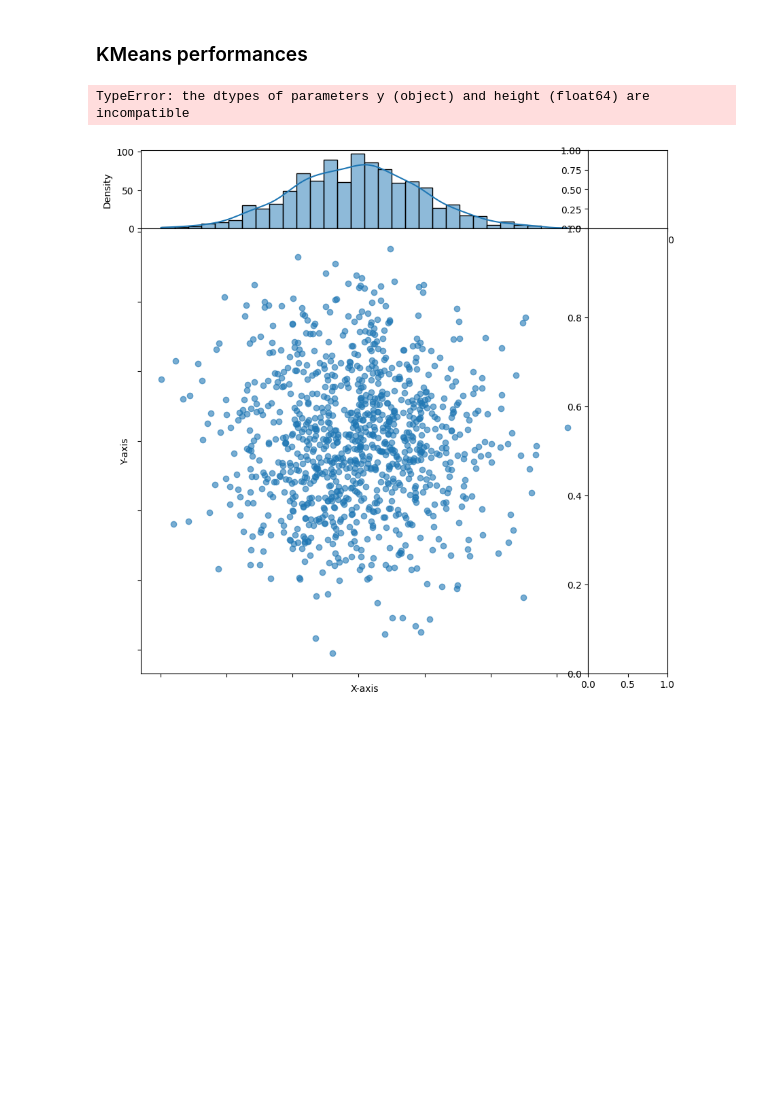
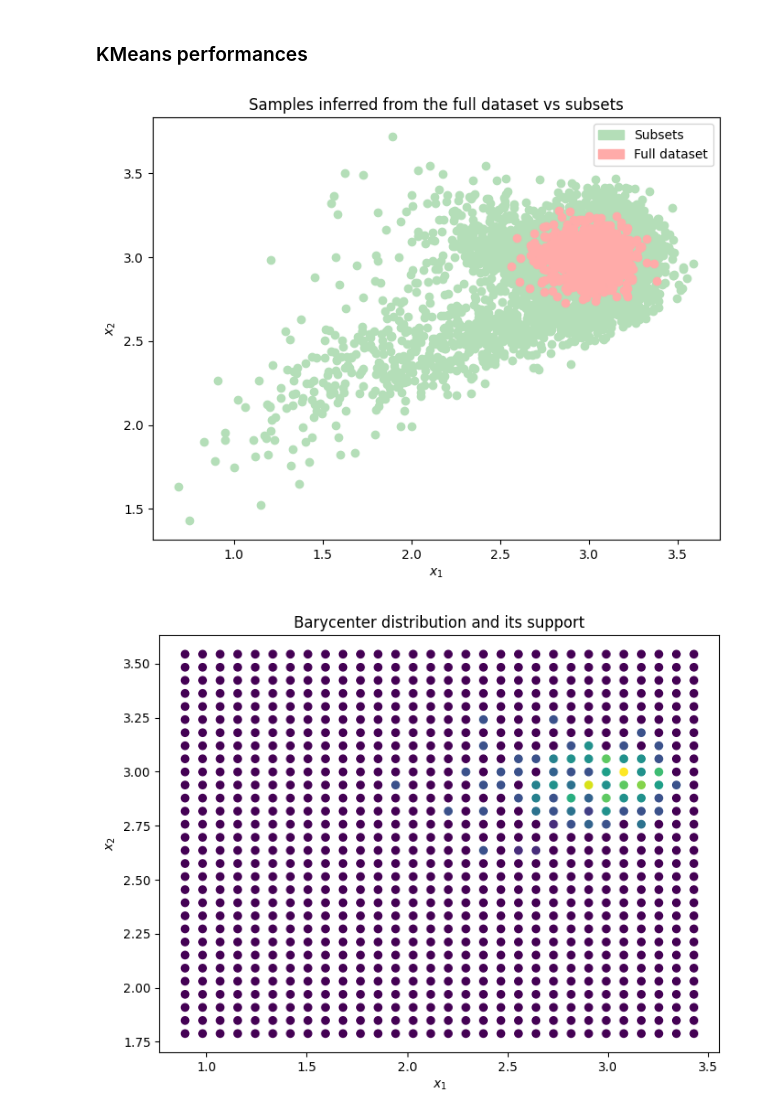
Before and after one commit to VictorBaillet/WASP-experiments, a Jupyter notebook: results.ipynb, the cells around one changed output. Saved outputs shown, nothing was run; the diff lists cells and outputs as text; code cells hidden in the pictures; blank space fills up the shorter version.

```diff
--- a/results.ipynb
+++ b/results.ipynb
@@ -125,43 +37,7 @@ plt.tight_layout()
 # %% [markdown]
 ### KMeans performances
-# %%
-import numpy as np
-import matplotlib.pyplot as plt
-import seaborn as sns
-
-# Example data: Generate some random points in R^2
-np.random.seed(0) # For reproducibility
-points = np.random.randn(1000, 2) # 1000 points in R^2
-
-x = points[:, 0] # X-coordinates
-y = points[:, 1] # Y-coordinates
-
-# Create a figure with subplots
-fig, ax = plt.subplots(2, 2, figsize=(10, 10),
-                       gridspec_kw={"height_ratios": (.15, .85),
-                                    "width_ratios": (.85, .15),
-                                    "hspace": 0, "wspace": 0})
-
-# Main scatter plot
-ax_main = ax[1][0]
-ax_main.scatter(x, y, alpha=0.6)
-ax_main.set(xticklabels=[], yticklabels=[], xlabel='X-axis', ylabel='Y-axis')
-
-# Top histogram (X-axis projection)
-ax_histx = ax[0][0]
-sns.histplot(x, bins=30, kde=True, ax=ax_histx)
-ax_histx.set(xlabel='', ylabel='Density', xticklabels=[])
-
-# Right histogram (Y-axis projection)
-ax_histy = ax[1][1]
-sns.histplot(y, bins=30, kde=True, ax=ax_histy, orientation='horizontal')
-ax_histy.set(xlabel='Density', ylabel='', yticklabels=[])
-
-# Remove spines of the histograms
-for ax in [ax_histx, ax_histy]:
-    sns.despine(ax=ax)
-
-plt.show()
-# %% [output]
-TypeError: the dtypes of parameters y (object) and height (float64) are incompatible
-[figure, removed]
+# %%
+output = process_results('experience_2.yaml', proj='mean_sum', npart=5,axis=['$x_1$', '$x_2$'])
+# %% [output]
+[figure, added]
+[figure, added]
```
Also changed, not shown: parts of 15 cells of this notebook, 50 other files.
